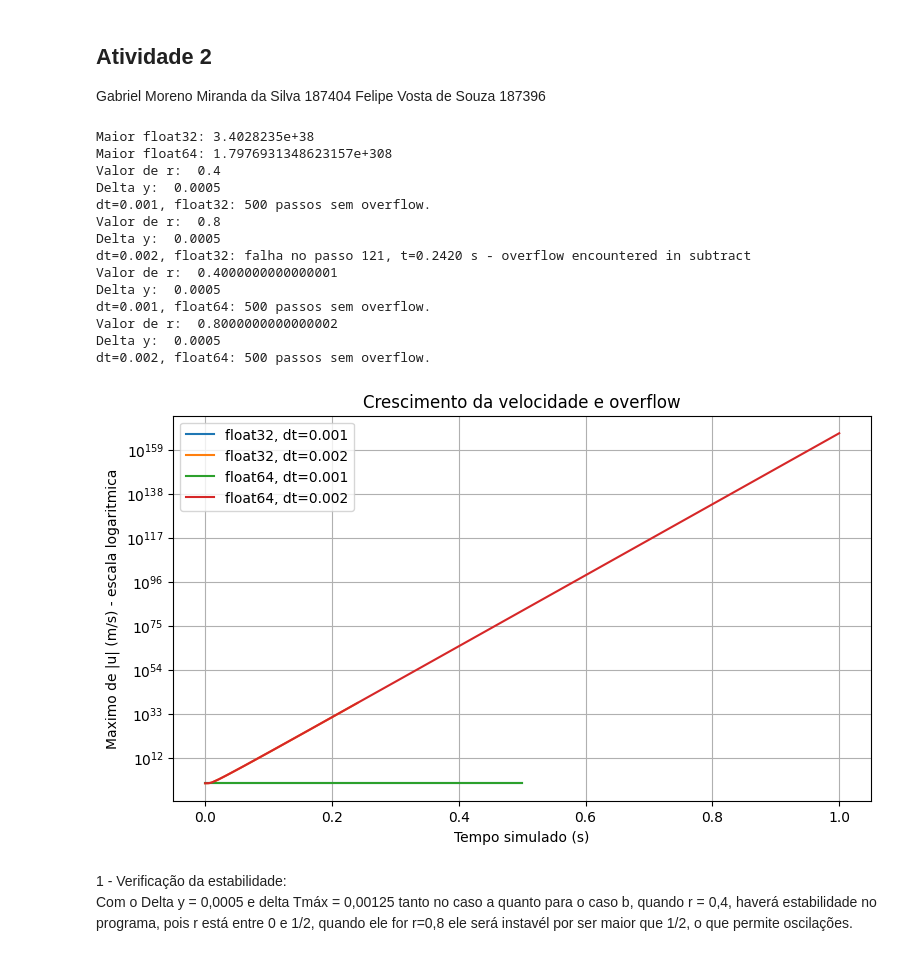
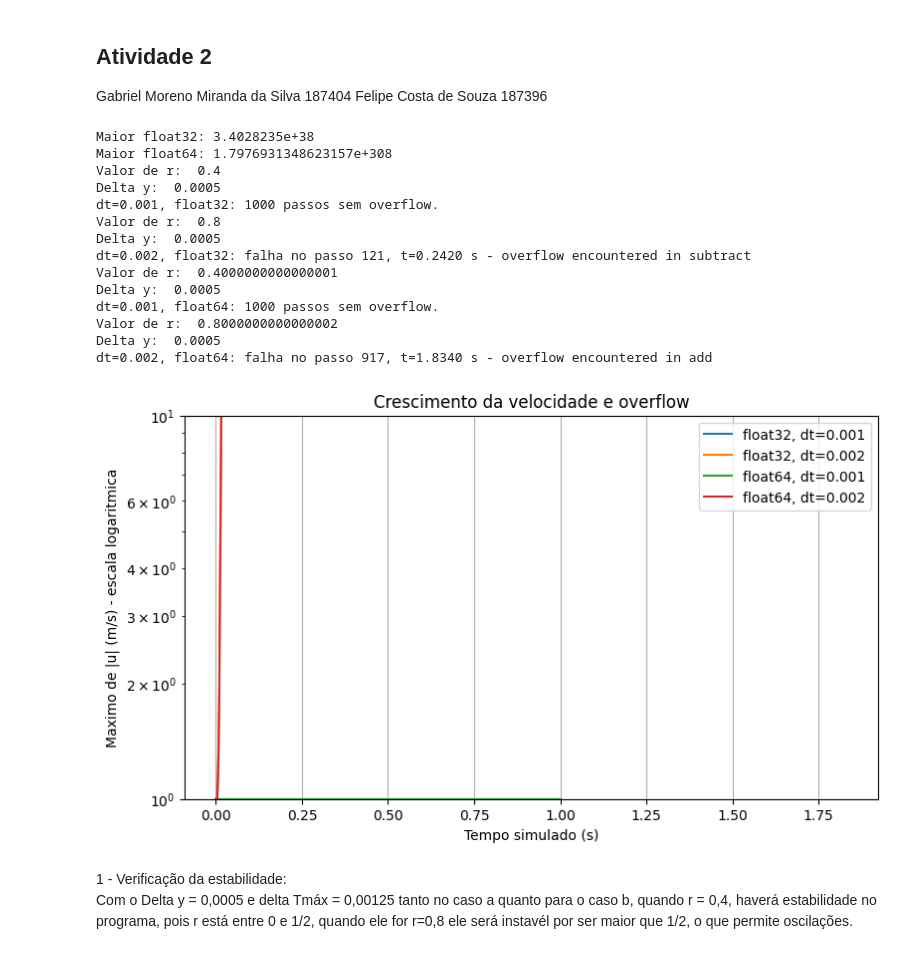
Before and after one commit to FelipeCostadeSouza/calc_numtrue, a Jupyter notebook: Atividade_2.ipynb, the cells around one changed output. Saved outputs shown, nothing was run; the diff lists cells and outputs as text; code cells hidden in the pictures.

```diff
--- a/Atividade_2.ipynb
+++ b/Atividade_2.ipynb
@@ -3,13 +3,13 @@
 # %% [markdown]
 ## Atividade 2
 Gabriel Moreno Miranda da Silva 187404
-Felipe Vosta de Souza 187396
+Felipe Costa de Souza 187396
 # %%
 import numpy as np
 import matplotlib.pyplot as plt
 import pandas as pd
 
-def simular(dt, tipo=np.float32, passos=500, pontos=21):
+def simular(dt, tipo=np.float32, passos=1000, pontos=21):
     """Simula difusao de velocidade e detecta falhas."""
     H = 0.01
     nu = 1e-4
@@ -71,37 +71,37 @@ print("Maior float64:", np.finfo(np.float64).max)
 resultados = {}
 for tipo in (np.float32, np.float64):
     for dt in (0.001, 0.002):
         nome = f"{tipo.__name__}, dt={dt}"
         resultados[nome] = simular(dt, tipo)
 plt.figure(figsize=(9, 5))
 for nome, resultado in resultados.items():
     plt.semilogy(
         resultado["tempos"],
         resultado["maximos"],
         label=nome
     )
 plt.xlabel("Tempo simulado (s)")
 plt.ylabel("Maximo de |u| (m/s) - escala logaritmica")
 plt.title("Crescimento da velocidade e overflow")
 plt.grid(True)
 plt.legend()
 plt.show()
 # %% [output]
 Maior float32: 3.4028235e+38
 Maior float64: 1.7976931348623157e+308
 Valor de r:  0.4
 Delta y:  0.0005
-dt=0.001, float32: 500 passos sem overflow.
+dt=0.001, float32: 1000 passos sem overflow.
 Valor de r:  0.8
 Delta y:  0.0005
 dt=0.002, float32: falha no passo 121, t=0.2420 s - overflow encountered in subtract
 Valor de r:  0.4000000000000001
 Delta y:  0.0005
-dt=0.001, float64: 500 passos sem overflow.
+dt=0.001, float64: 1000 passos sem overflow.
 Valor de r:  0.8000000000000002
 Delta y:  0.0005
-dt=0.002, float64: 500 passos sem overflow.
+dt=0.002, float64: falha no passo 917, t=1.8340 s - overflow encountered in add
-[figure, old version]
+[figure, new version]
 # %% [markdown]
 1 - Verificação da estabilidade:
 Com o Delta y = 0,0005 e delta Tmáx = 0,00125 tanto no caso a quanto para o caso b, quando r = 0,4, haverá estabilidade no programa, pois r está entre 0 e 1/2, quando ele for r=0,8 ele será instavél por ser maior que 1/2, o que permite oscilações.
```
Also changed, not shown: parts of 6 cells of this notebook.
